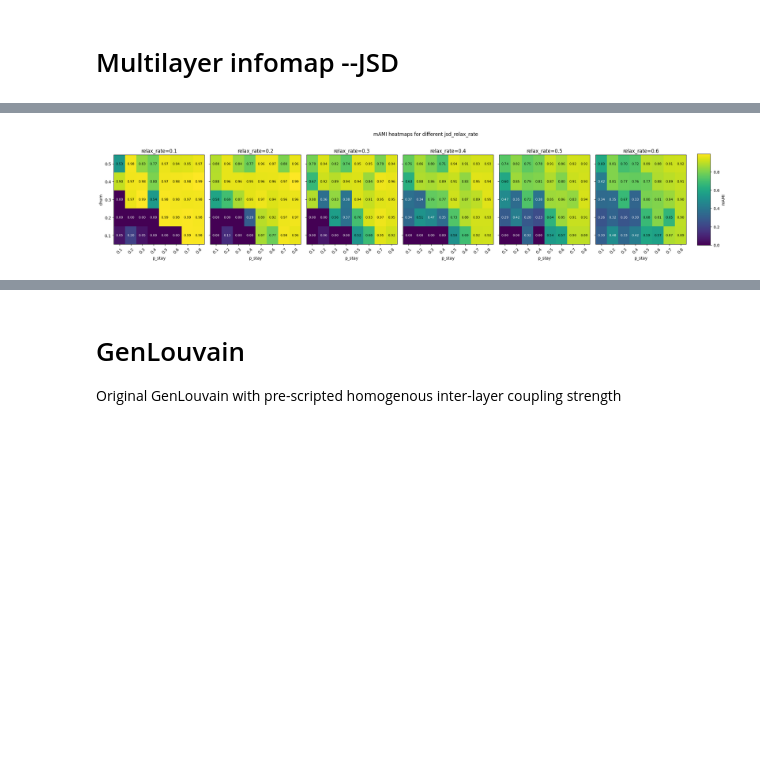
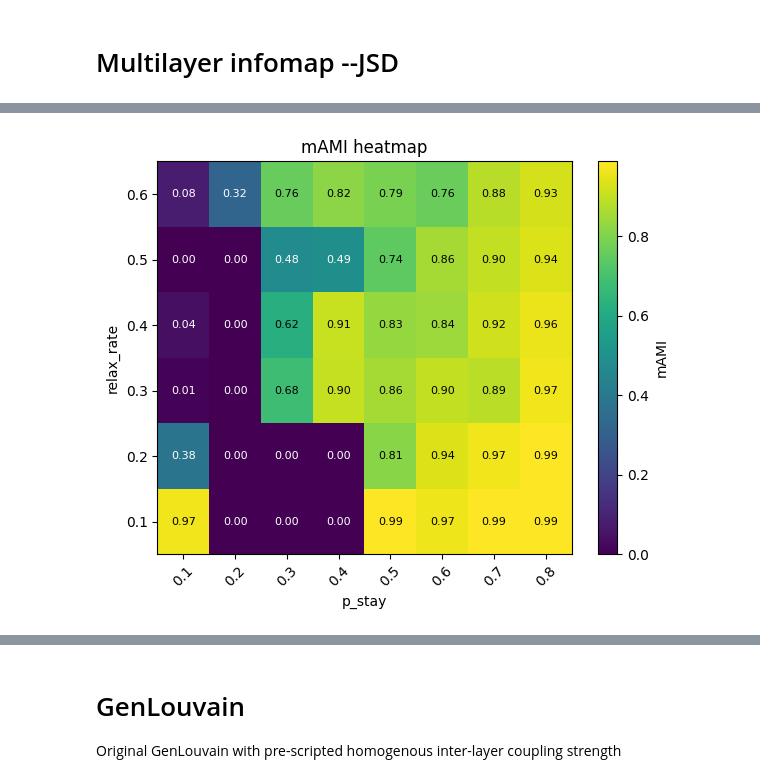
Before and after one commit to Peijie-Zhong/multilayer, a Jupyter notebook: constant_node_set.ipynb, the cells around one changed output, grey strips where cells are left out. Saved outputs shown, nothing was run; the diff lists cells and outputs as text; code cells hidden in the pictures; blank space fills up the shorter version.

```diff
--- a/constant_node_set.ipynb
+++ b/constant_node_set.ipynb
@@ -186,81 +157,69 @@ Processing file: sync_data/churn03-p08.csv  (churn=0.3, p_stay=0.8)
 # %%
 import pandas as pd
 import matplotlib.pyplot as plt
 import numpy as np
 
+# === 计算平均值 ===
 heat_df = (
     results_df
-    .groupby(["relax_rate", "churn", "p_stay"], as_index=False)["mami"]
+    .groupby(["relax_rate", "p_stay"], as_index=False)["mami"]
     .mean()
 )
 
+# === 获取唯一取值 ===
 relax_rates_unique = sorted(heat_df["relax_rate"].unique())
-churn_unique = sorted(heat_df["churn"].unique())
 p_stay_unique = sorted(heat_df["p_stay"].unique())
 
-n_rates = len(relax_rates_unique)
+# === 生成透视表 ===
+pivot_mat = heat_df.pivot(index="relax_rate", columns="p_stay", values="mami")
+pivot_mat = pivot_mat.reindex(index=relax_rates_unique, columns=p_stay_unique)
 
-fig, axes = plt.subplots(
-    1, n_rates,
-    figsize=(3.8 * n_rates, 4.5),
-    sharex=True, sharey=True
-)
-
-if n_rates == 1:
-    axes = [axes]
+# === 绘图 ===
+fig, ax = plt.subplots(figsize=(6, 5))
 
 vmin = heat_df["mami"].min()
 vmax = heat_df["mami"].max()
 
-for ax, rrate in zip(axes, relax_rates_unique):
-    sub = heat_df[heat_df["relax_rate"] == rrate]
-    pivot_mat = sub.pivot(index="churn", columns="p_stay", values="mami")
-    pivot_mat = pivot_mat.reindex(index=churn_unique, columns=p_stay_unique)
+im = ax.imshow(
+    pivot_mat.values,
+    aspect="auto",
+    origin="lower",
+    vmin=vmin,
+    vmax=vmax,
+    cmap="viridis"
+)
 
-    im = ax.imshow(
-        pivot_mat.values,
-        aspect="auto",
-        origin="lower",
-        vmin=vmin,
-        vmax=vmax,
-        cmap="viridis"
-    )
+# === 坐标轴 ===
+ax.set_xticks(range(len(p_stay_unique)))
+ax.set_xticklabels([str(v) for v in p_stay_unique], rotation=45)
+ax.set_yticks(range(len(relax_rates_unique)))
+ax.set_yticklabels([str(v) for v in relax_rates_unique])
 
-    ax.set_xticks(range(len(p_stay_unique)))
-    ax.set_xticklabels([str(v) for v in p_stay_unique], rotation=45)
-    ax.set_yticks(range(len(churn_unique)))
-    ax.set_yticklabels([str(v) for v in churn_unique])
+ax.set_xlabel("p_stay")
+ax.set_ylabel("relax_rate")
+ax.set_title("mAMI heatmap")
 
-    ax.set_title(f"relax_rate={rrate}")
-    ax.set_xlabel("p_stay")
-    if ax == axes[0]:
-        ax.set_ylabel("churn")
+# === 数值标注 ===
+for i_rate, rate_val in enumerate(relax_rates_unique):
+    for j_p, pstay_val in enumerate(p_stay_unique):
+        val = pivot_mat.loc[rate_val, pstay_val]
+        if pd.notna(val):
+            text_color = "white" if val < (vmin + vmax) / 2 else "black"
+            ax.text(
+                j_p,
+                i_rate,
+                f"{val:.2f}",
+                ha="center",
+                va="center",
+                fontsize=8,
+                color=text_color
+            )
 
-    # === 数值标注 ===
-    for i_churn, churn_val in enumerate(churn_unique):
-        for j_p, pstay_val in enumerate(p_stay_unique):
-            val = pivot_mat.loc[churn_val, pstay_val]
-            if pd.notna(val):
-                # 颜色深时文字改浅，颜色浅时文字改深
-                text_color = "white" if val < (vmin + vmax) / 2 else "black"
-                ax.text(
-                    j_p,
-                    i_churn,
-                    f"{val:.2f}",
-                    ha="center",
-                    va="center",
-                    fontsize=8,
-                    color=text_color
-                )
-
-
-fig.subplots_adjust(right=0.88, wspace=0.2)
-cbar_ax = fig.add_axes([0.91, 0.15, 0.02, 0.7])
-cbar = fig.colorbar(im, cax=cbar_ax)
+# === colorbar ===
+cbar = fig.colorbar(im, ax=ax)
 cbar.set_label("mAMI")
 
-plt.suptitle("mAMI heatmaps for different jsd_relax_rate", y=1.02)
-plt.tight_layout(rect=[0, 0, 0.9, 1])
+plt.tight_layout()
 plt.show()
 # %% [output]
-[figure, old version]
+[figure, new version]
```
Also changed, not shown: parts of 12 cells of this notebook, 5 other files.
